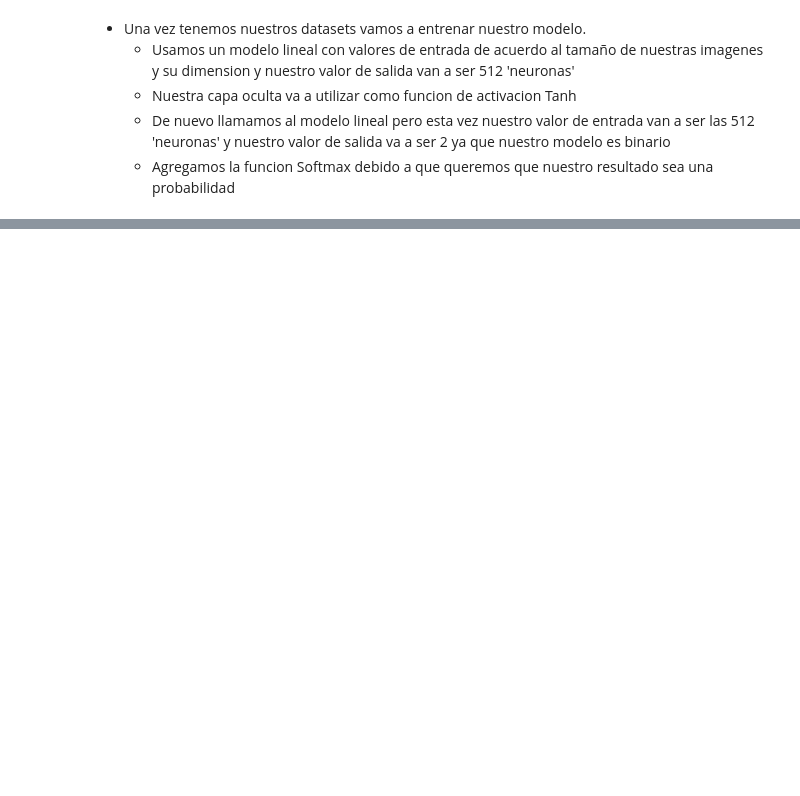
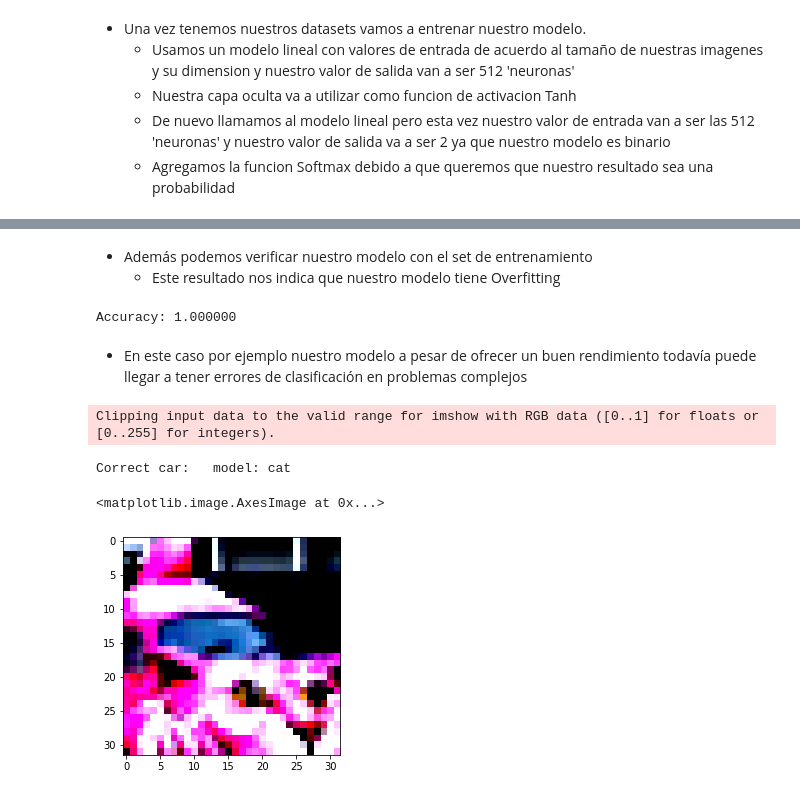
Before and after one commit to Nyota-Lab/torch, a Jupyter notebook: Modelo_de_Clasificacion_de_Imágenes.ipynb, the cells around one changed output, grey strips where cells are left out. Drawn from its saved outputs; the diff is of its cells as text; code cells hidden in the pictures; blank space fills up the shorter version.

```diff
--- a/Modelo_de_Clasificacion_de_Imágenes.ipynb
+++ b/Modelo_de_Clasificacion_de_Imágenes.ipynb
@@ -79,0 +280,46 @@ print( class_name[label], '->', 'model:', class_name[index])
+# %% [markdown]
+* Además podemos verificar nuestro modelo con el set de entrenamiento
+  * Este resultado nos indica que nuestro modelo tiene Overfitting
+# %%
+train_loader = torch.utils.data.DataLoader(data_set, batch_size=64, shuffle=True)
+
+correct = 0
+total = 0
+
+with torch.no_grad():
+  for img, labels in train_loader:
+    outputs = model(img.view(img.shape[0],-1))
+    _, predicted = torch.max(outputs, dim = 1)
+    total += labels.shape[0]
+    correct += int((predicted == labels).sum())
+
+  print("Accuracy: %f"%(correct/total))
+# %% [output]
+Accuracy: 1.000000
+# %% [markdown]
+* En este caso por ejemplo nuestro modelo a pesar de ofrecer un buen rendimiento todavía puede llegar a tener errores de clasificación en problemas complejos
+# %%
+url = 'https://encrypted-tbn0.gstatic.com/images?q=tbn:ANd9GcQEca82WYG_KgO83MP9RYbVODb2Jgk4mFk1dEZtux1K14Ba4mF9&s'
+image = request.urlretrieve(url, 'test1.jpg')
+img = Image.open(image[0])
+
+preprocess = transforms.Compose([
+             transforms.Resize(48),
+             transforms.CenterCrop(32),
+             transforms.ToTensor(),
+             transforms.Normalize(
+                 mean=[0.4915, 0.4823, 0.4468],
+                 std=[0.2470, 0.2435, 0.2616]
+             )
+])
+
+img_t = preprocess(img)
+out = model(img_t.view(-1).unsqueeze(0))
+_, index = torch.max(out,dim=1)
+print('Correct car: ',' model:',class_name[index])
+plt.imshow(img_t.permute(1,2,0))
+# %% [output]
+Clipping input data to the valid range for imshow with RGB data ([0..1] for floats or [0..255] for integers).
+Correct car:   model: cat
+<matplotlib.image.AxesImage at 0x...>
+[figure, added]
```
Also changed, not shown: parts of 17 cells of this notebook.
